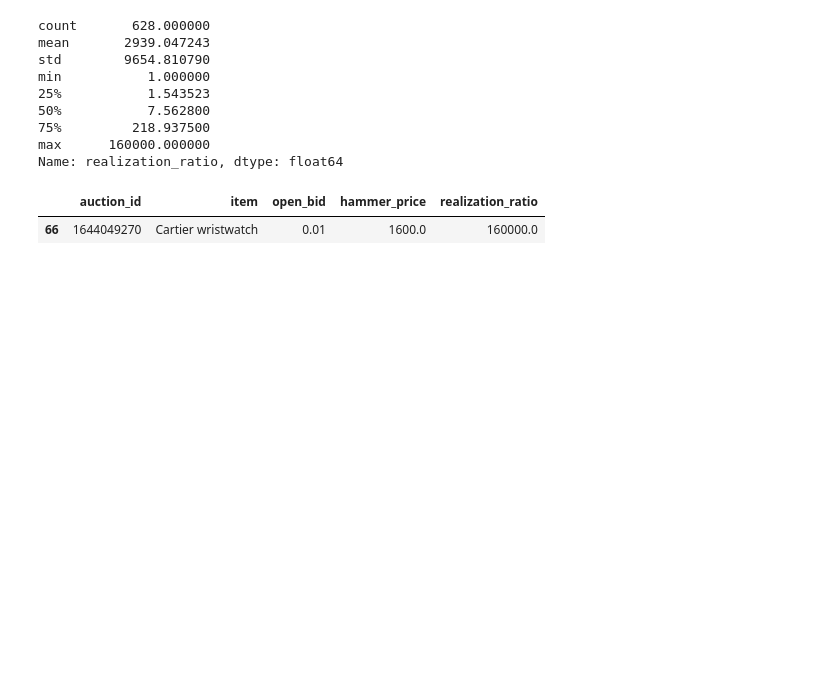
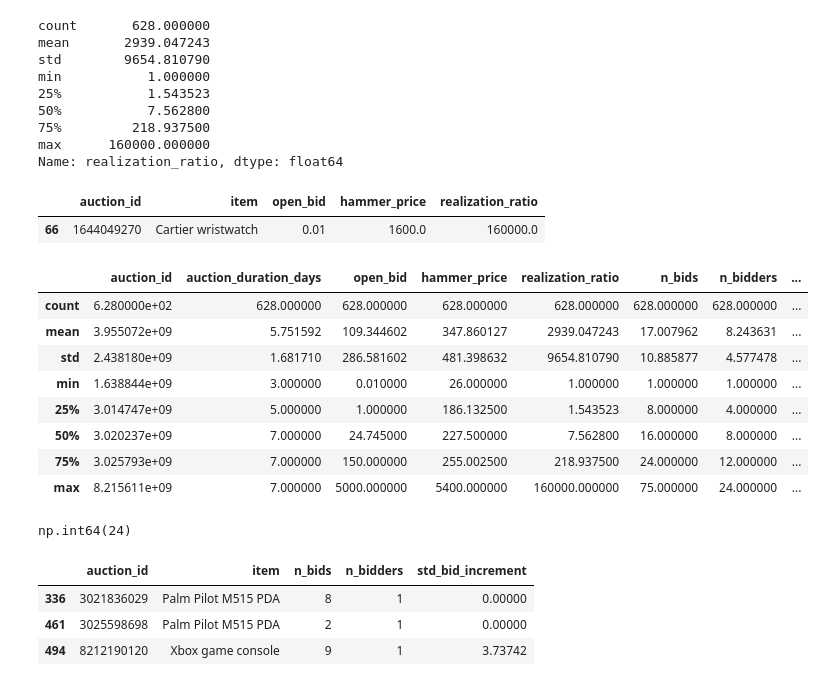
Before and after one commit to IreneGrisenti/Online_Auction_Analysis, a Jupyter notebook: notebooks/analysis.ipynb, the cells around one changed output. Cells and saved outputs as stored; diff of their text form; code cells hidden in the pictures; blank space fills up the shorter version.

```diff
--- a/notebooks/analysis.ipynb
+++ b/notebooks/analysis.ipynb
@@ -318,3 +306,31 @@ auction_level_df[auction_level_df["realization_ratio"] == auction_level_df["real
 # %% [output]
 |  | auction_id | item | open_bid | hammer_price | realization_ratio |
 | 66 | 1644049270 | Cartier wristwatch | 0.01 | 1600.0 | 160000.0 |
+# %%
+auction_level_df["realization_ratio_capped"] = auction_level_df["realization_ratio"].clip(upper=50)
+
+auction_level_df.describe()
+# %% [output]
+|  | auction_id | auction_duration_days | open_bid | hammer_price | realization_ratio | n_bids | n_bidders | ... |
+| count | 6.280000e+02 | 628.000000 | 628.000000 | 628.000000 | 628.000000 | 628.000000 | 628.000000 | ... |
+| mean | 3.955072e+09 | 5.751592 | 109.344602 | 347.860127 | 2939.047243 | 17.007962 | 8.243631 | ... |
+| std | 2.438180e+09 | 1.681710 | 286.581602 | 481.398632 | 9654.810790 | 10.885877 | 4.577478 | ... |
+| min | 1.638844e+09 | 3.000000 | 0.010000 | 26.000000 | 1.000000 | 1.000000 | 1.000000 | ... |
+| 25% | 3.014747e+09 | 5.000000 | 1.000000 | 186.132500 | 1.543523 | 8.000000 | 4.000000 | ... |
+| 50% | 3.020237e+09 | 7.000000 | 24.745000 | 227.500000 | 7.562800 | 16.000000 | 8.000000 | ... |
+| 75% | 3.025793e+09 | 7.000000 | 150.000000 | 255.002500 | 218.937500 | 24.000000 | 12.000000 | ... |
+| max | 8.215611e+09 | 7.000000 | 5000.000000 | 5400.000000 | 160000.000000 | 75.000000 | 24.000000 | ... |
+# %%
+auction_level_df["single_bidder_flag"].sum()
+# %% [output]
+np.int64(24)
+# %%
+auction_level_df[
+    (auction_level_df["single_bidder_flag"] == True) &
+    (auction_level_df["std_bid_increment"].notna())
+][["auction_id", "item", "n_bids", "n_bidders", "std_bid_increment"]]
+# %% [output]
+|  | auction_id | item | n_bids | n_bidders | std_bid_increment |
+| 336 | 3021836029 | Palm Pilot M515 PDA | 8 | 1 | 0.00000 |
+| 461 | 3025598698 | Palm Pilot M515 PDA | 2 | 1 | 0.00000 |
+| 494 | 8212190120 | Xbox game console | 9 | 1 | 3.73742 |
```
Also changed, not shown: parts of 6 cells of this notebook, 1 other file.
